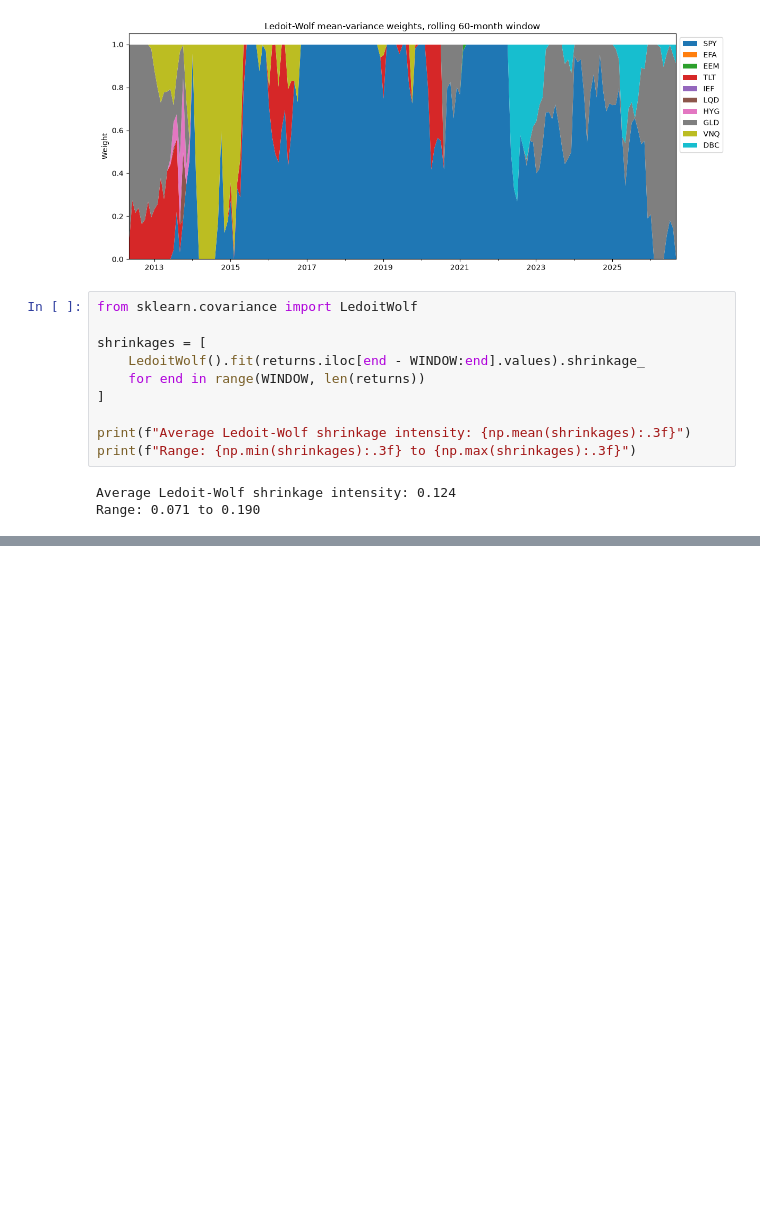
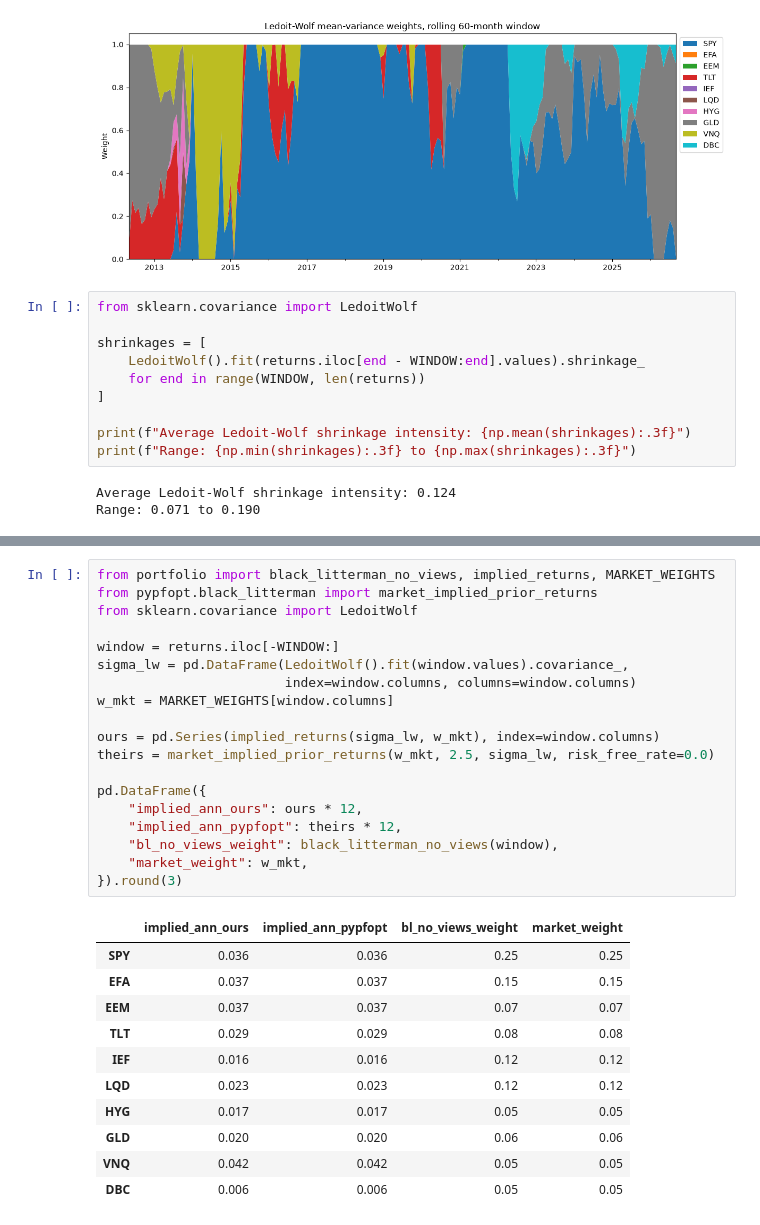
Before and after one commit to EthanB425/Portfolio-Optimization-Under-Uncertainty, a Jupyter notebook: notebooks/02_strategy_setup.ipynb, the cells around one changed output, grey strips where cells are left out. Cells and saved outputs as stored; diff of their text form; blank space fills up the shorter version.

```diff
--- a/notebooks/02_strategy_setup.ipynb
+++ b/notebooks/02_strategy_setup.ipynb
@@ -103,0 +153,31 @@ Range: 0.071 to 0.190
+# %%
+from portfolio import black_litterman_no_views, implied_returns, MARKET_WEIGHTS
+from pypfopt.black_litterman import market_implied_prior_returns
+from sklearn.covariance import LedoitWolf
+
+window = returns.iloc[-WINDOW:]
+sigma_lw = pd.DataFrame(LedoitWolf().fit(window.values).covariance_,
+                        index=window.columns, columns=window.columns)
+w_mkt = MARKET_WEIGHTS[window.columns]
+
+ours = pd.Series(implied_returns(sigma_lw, w_mkt), index=window.columns)
+theirs = market_implied_prior_returns(w_mkt, 2.5, sigma_lw, risk_free_rate=0.0)
+
+pd.DataFrame({
+    "implied_ann_ours": ours * 12,
+    "implied_ann_pypfopt": theirs * 12,
+    "bl_no_views_weight": black_litterman_no_views(window),
+    "market_weight": w_mkt,
+}).round(3)
+# %% [output]
+|  | implied_ann_ours | implied_ann_pypfopt | bl_no_views_weight | market_weight |
+| SPY | 0.036 | 0.036 | 0.25 | 0.25 |
+| EFA | 0.037 | 0.037 | 0.15 | 0.15 |
+| EEM | 0.037 | 0.037 | 0.07 | 0.07 |
+| TLT | 0.029 | 0.029 | 0.08 | 0.08 |
+| IEF | 0.016 | 0.016 | 0.12 | 0.12 |
+| LQD | 0.023 | 0.023 | 0.12 | 0.12 |
+| HYG | 0.017 | 0.017 | 0.05 | 0.05 |
+| GLD | 0.020 | 0.020 | 0.06 | 0.06 |
+| VNQ | 0.042 | 0.042 | 0.05 | 0.05 |
+| DBC | 0.006 | 0.006 | 0.05 | 0.05 |
```
Also changed, not shown: parts of 4 cells of this notebook, 1 other file.
